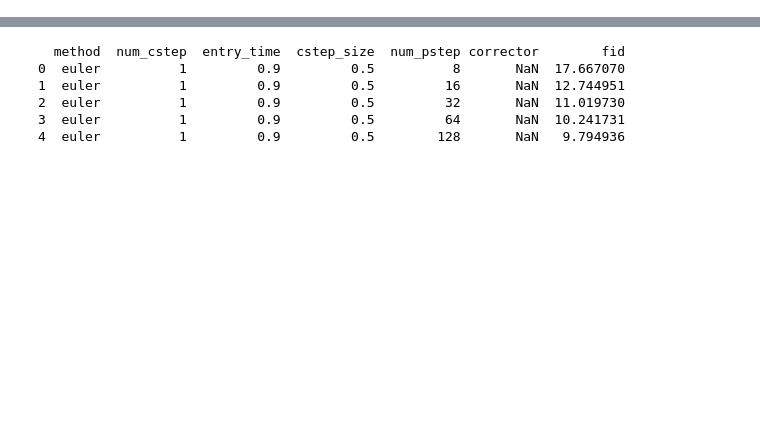
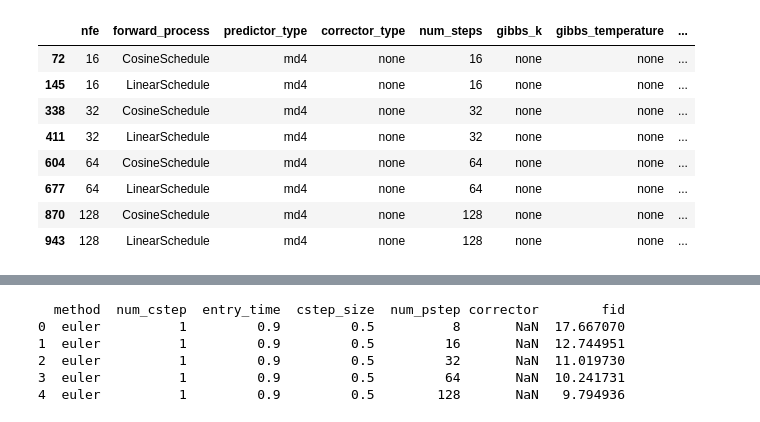
Before and after one commit to matthew9671/maskgit-jax, a Jupyter notebook: make_plots.ipynb, the cells around one changed output, grey strips where cells are left out. Drawn from its saved outputs; the diff is of its cells as text; code cells hidden in the pictures; blank space fills up the shorter version.

```diff
--- a/make_plots.ipynb
+++ b/make_plots.ipynb
@@ -4,0 +58,13 @@ import matplotlib.ticker as ticker
+# %%
+df = df_full
+df[(df["predictor_type"] == 'md4') & (df["corrector_type"] == 'none')]
+# %% [output]
+|  | nfe | forward_process | predictor_type | corrector_type | num_steps | gibbs_k | gibbs_temperature | ... |
+| 72 | 16 | CosineSchedule | md4 | none | 16 | none | none | ... |
+| 145 | 16 | LinearSchedule | md4 | none | 16 | none | none | ... |
+| 338 | 32 | CosineSchedule | md4 | none | 32 | none | none | ... |
+| 411 | 32 | LinearSchedule | md4 | none | 32 | none | none | ... |
+| 604 | 64 | CosineSchedule | md4 | none | 64 | none | none | ... |
+| 677 | 64 | LinearSchedule | md4 | none | 64 | none | none | ... |
+| 870 | 128 | CosineSchedule | md4 | none | 128 | none | none | ... |
+| 943 | 128 | LinearSchedule | md4 | none | 128 | none | none | ... |
```
Also changed, not shown: parts of 13 cells of this notebook.
